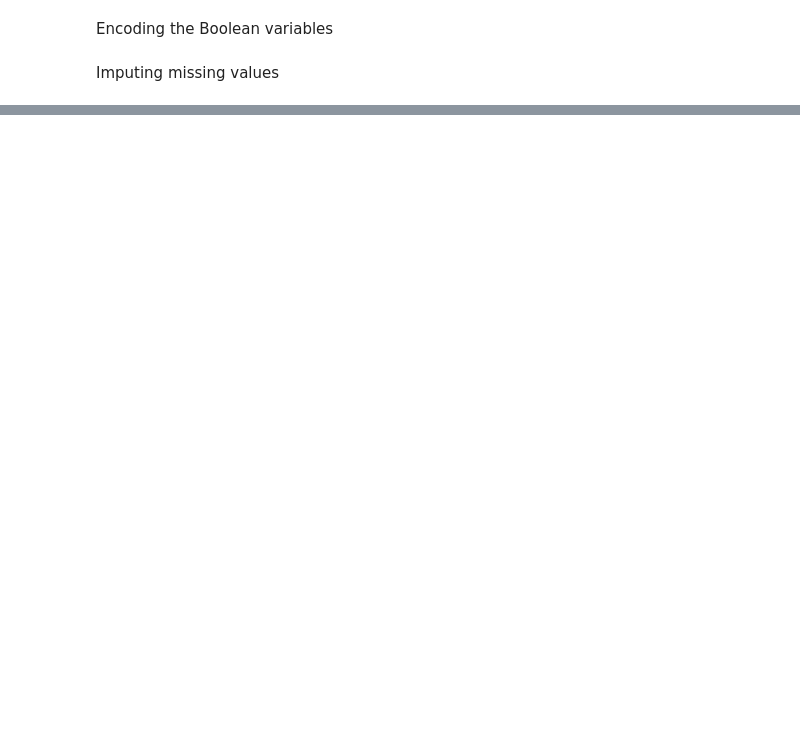
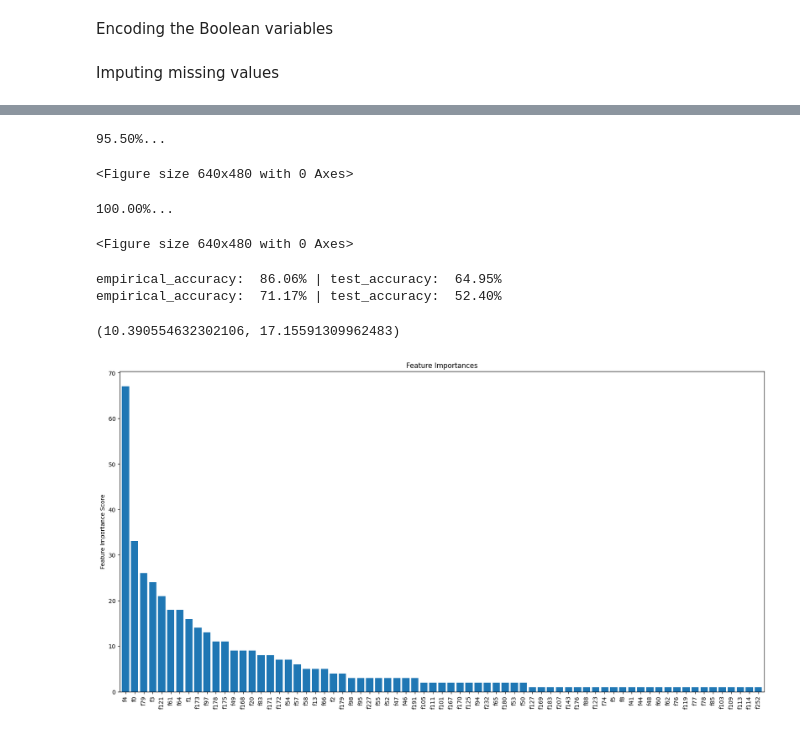
Before and after one commit to VictorHenrique317/ml-projeto-final, a Jupyter notebook: main.ipynb, the cells around one changed output, grey strips where cells are left out. Cells and saved outputs as stored; diff of their text form; code cells hidden in the pictures; blank space fills up the shorter version.

```diff
--- a/main.ipynb
+++ b/main.ipynb
@@ -21,10 +31,14 @@ X_questions = X_questions.drop(X_questions.columns[[46, 133, 158, 161]], axis=1)
 X_drugs = data.iloc[:, 185:]
 X_drugs = X_drugs.drop(X_drugs.columns[[50,51,61,92,101,111,114,121,137,140,141,142,143,148,151,152]], axis=1) # Essas colunas são constantes
 
+X_random = np.random.rand(X_questions.shape[0], 1)
 
 X = np.concatenate((X_questions, X_drugs), axis=1)
 X = pd.DataFrame(X)
 
+# print(X_questions.iloc[:2, 3:4])
+# print(X_questions.iloc[:2, 4:5])
+# print(X_questions.iloc[:2, 79:80])
 print(X_questions.shape)
 print(X_drugs.shape)
 print(X.shape)
@@ -149,4 +173,0 @@ def trainReferenceMLP(X, x_name, y):
-# %%
-trainReferenceMLP(X_questions, 'X_questions', y)
-trainReferenceMLP(X_drugs, 'X_drugs', y)
-trainReferenceMLP(X, 'X_questions and X_drugs', y)
@@ -166,8 +173,0 @@ def featureSelection(X, y, k):
-# %%
-X_questions_selected = featureSelection(X_questions, y, 1)
-X_drugs_selected = featureSelection(X_drugs, y, 1)
-X_selected = featureSelection(X, y, 1)
-
-trainReferenceMLP(X_questions_selected, 'X_questions_selected', y)
-trainReferenceMLP(X_drugs_selected, 'X_drugs_selected', y)
-trainReferenceMLP(X_selected, 'X_questions_selected and X_drugs_selected', y)
@@ -182,0 +176,6 @@ mean:  0.8462, std_deviation:  0.0047, variance:  0.0000
+# %%
+scaler = StandardScaler()
+X = scaler.fit_transform(X)
+X_drugs = scaler.fit_transform(X_drugs)
+X_questions = scaler.fit_transform(X_questions)
+X_random = scaler.fit_transform(X_random)
@@ -182,0 +263,49 @@ mean:  0.8462, std_deviation:  0.0047, variance:  0.0000
+# %%
+def plotCapacityGraphsForMLP(X, y, filename, max_neuron_nb):
+    createPlotDir('mlp')
+
+    data = dict()
+    for neuron_nb in range(1, max_neuron_nb+1, 10):
+        print(f"{(neuron_nb/max_neuron_nb)*100:.2f}%...", end="\r")
+        (empirical_loss, test_loss) = trainMLPClassifier(X, y, hidden_layer_size=neuron_nb)
+        data[neuron_nb] = (empirical_loss, test_loss)
+
+    savePlot(data, 'mlp', filename)
+
+max_neuron_nb = 200
+plotCapacityGraphsForMLP(X, y, "x", max_neuron_nb)
+plotCapacityGraphsForMLP(X_questions, y, "x_questions", max_neuron_nb)
+plotCapacityGraphsForMLP(X_drugs, y, "x_drugs", max_neuron_nb)
+plotCapacityGraphsForMLP(X_random, y, "x_random", max_neuron_nb)
+# %% [output]
+95.50%...
+<Figure size 640x480 with 0 Axes>
+# %%
+def plotCapacityGraphsForXGBoost(X, y, filename, max_depth, print_accuracy=False):
+    gamma = 0
+    createPlotDir('xgboost')
+
+    data = dict()
+    for depth in range(1, max_depth+1):
+        print(f"{(depth/max_depth)*100:.2f}%...", end="\r")
+        (empirical_loss, test_loss) = trainXGBBoostingClassifier(X, y, max_depth=depth, gamma=gamma, print_accuracy=print_accuracy)
+        data[depth] = (empirical_loss, test_loss)
+
+    savePlot(data, 'xgboost', filename)
+
+max_depth = 10
+plotCapacityGraphsForXGBoost(X, y, "x", max_depth) # Adicionar X_drugs parece não ter efeito
+plotCapacityGraphsForXGBoost(X_questions, y, "x_questions", max_depth, print_accuracy=False) # Resultado diferente do aleatorio mas ainda sim
+plotCapacityGraphsForXGBoost(X_drugs, y_gic, "x_drugs", max_depth) # X_drugs parece ter nenhum poder preditivo
+plotCapacityGraphsForXGBoost(X_random, y, "x_random", max_depth, print_accuracy=False)
+# %% [output]
+100.00%...
+<Figure size 640x480 with 0 Axes>
+# %%
+trainXGBBoostingClassifier(X, y, max_depth=3, gamma=0.7, print_accuracy=True, print_importance=True)
+trainXGBBoostingClassifier(X_random, y, max_depth=3, gamma=0.7, print_accuracy=True)
+# %% [output]
+empirical_accuracy:  86.06% | test_accuracy:  64.95%
+empirical_accuracy:  71.17% | test_accuracy:  52.40%
+(10.390554632302106, 17.15591309962483)
+[figure, added]
```
Also changed, not shown: parts of 13 cells of this notebook, 12 other files.
